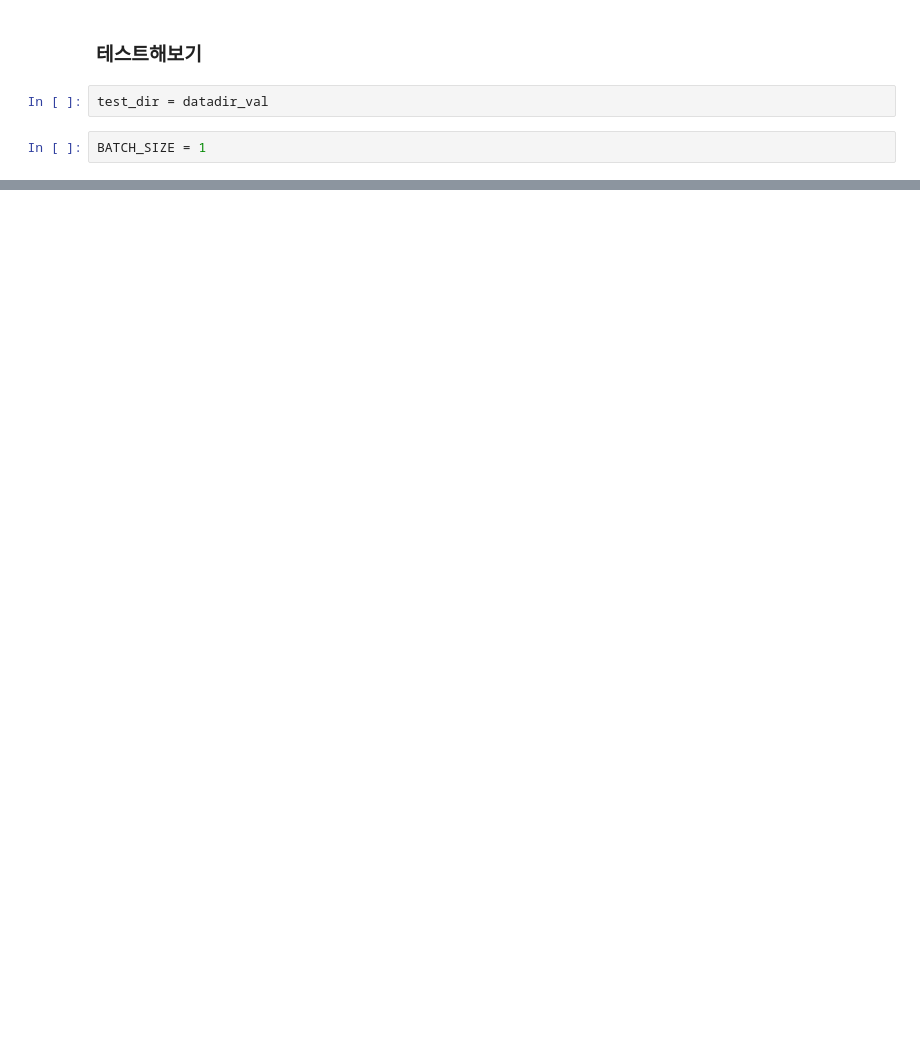
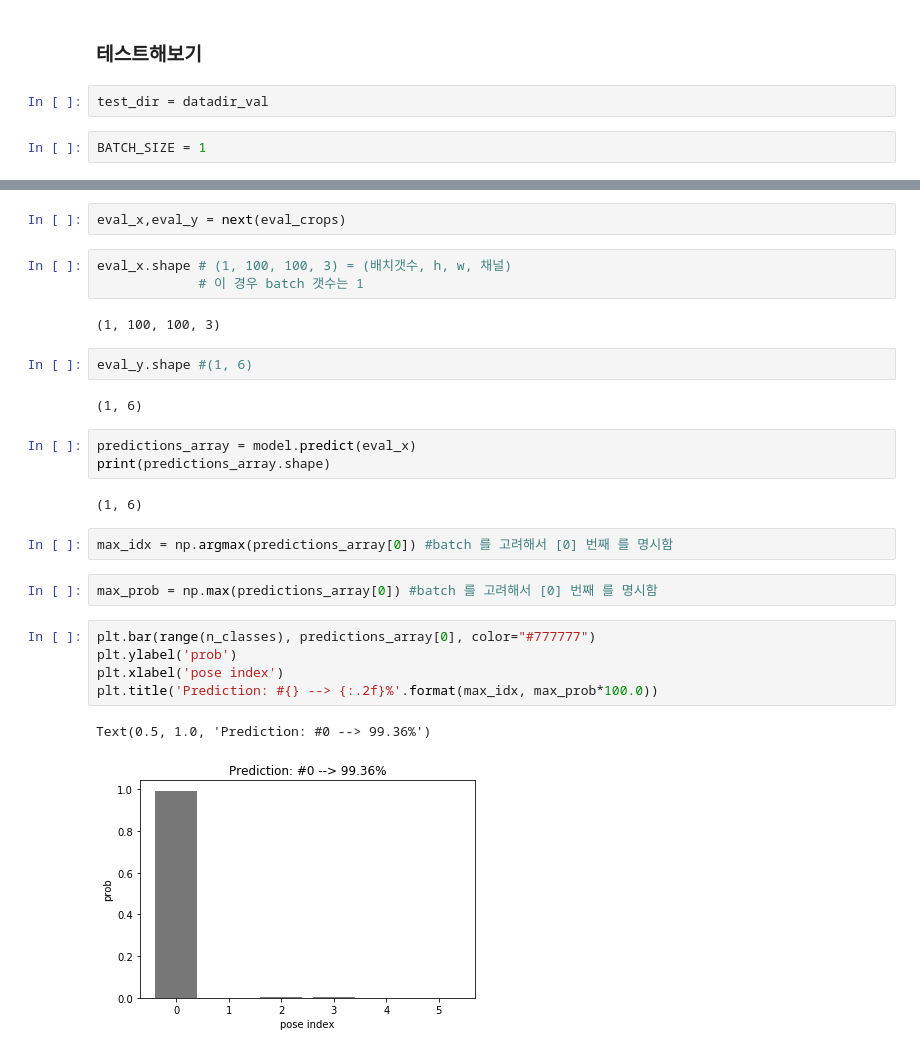
Before and after one commit to dalek7/Undergrad-DeepLearning-20Fall, a Jupyter notebook: 05_Case_Study/01_handpose_20F.ipynb, the cells around one changed output, grey strips where cells are left out. Cells and saved outputs as stored; diff of their text form; blank space fills up the shorter version.

```diff
--- a/05_Case_Study/01_handpose_20F.ipynb
+++ b/05_Case_Study/01_handpose_20F.ipynb
@@ -306,0 +318,28 @@ acc_ax.legend(loc='upper center')
+# %%
+eval_x,eval_y = next(eval_crops)
+# %%
+eval_x.shape # (1, 100, 100, 3) = (배치갯수, h, w, 채널)
+             # 이 경우 batch 갯수는 1
+# %% [output]
+(1, 100, 100, 3)
+# %%
+eval_y.shape #(1, 6)
+# %% [output]
+(1, 6)
+# %%
+predictions_array = model.predict(eval_x)
+print(predictions_array.shape)
+# %% [output]
+(1, 6)
+# %%
+max_idx = np.argmax(predictions_array[0]) #batch 를 고려해서 [0] 번째 를 명시함
+# %%
+max_prob = np.max(predictions_array[0]) #batch 를 고려해서 [0] 번째 를 명시함
+# %%
+plt.bar(range(n_classes), predictions_array[0], color="#777777")
+plt.ylabel('prob')
+plt.xlabel('pose index')
+plt.title('Prediction: #{} --> {:.2f}%'.format(max_idx, max_prob*100.0))
+# %% [output]
+Text(0.5, 1.0, 'Prediction: #0 --> 99.36%')
+[figure, added]
```
Also changed, not shown: parts of 14 cells of this notebook.
